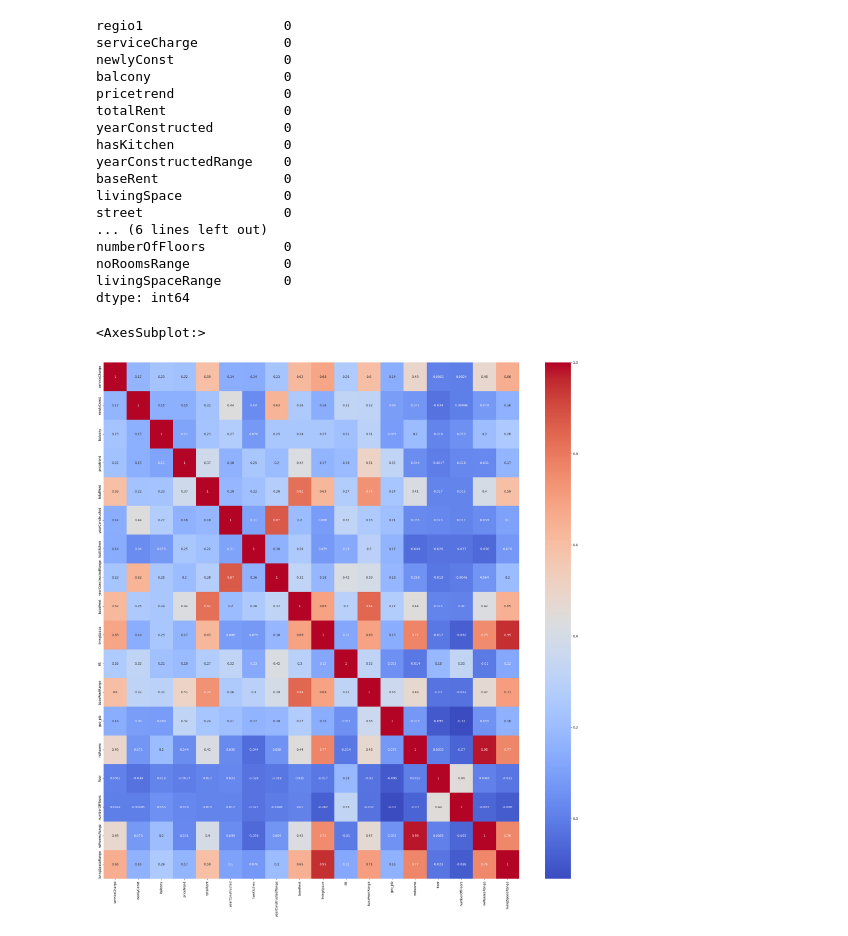
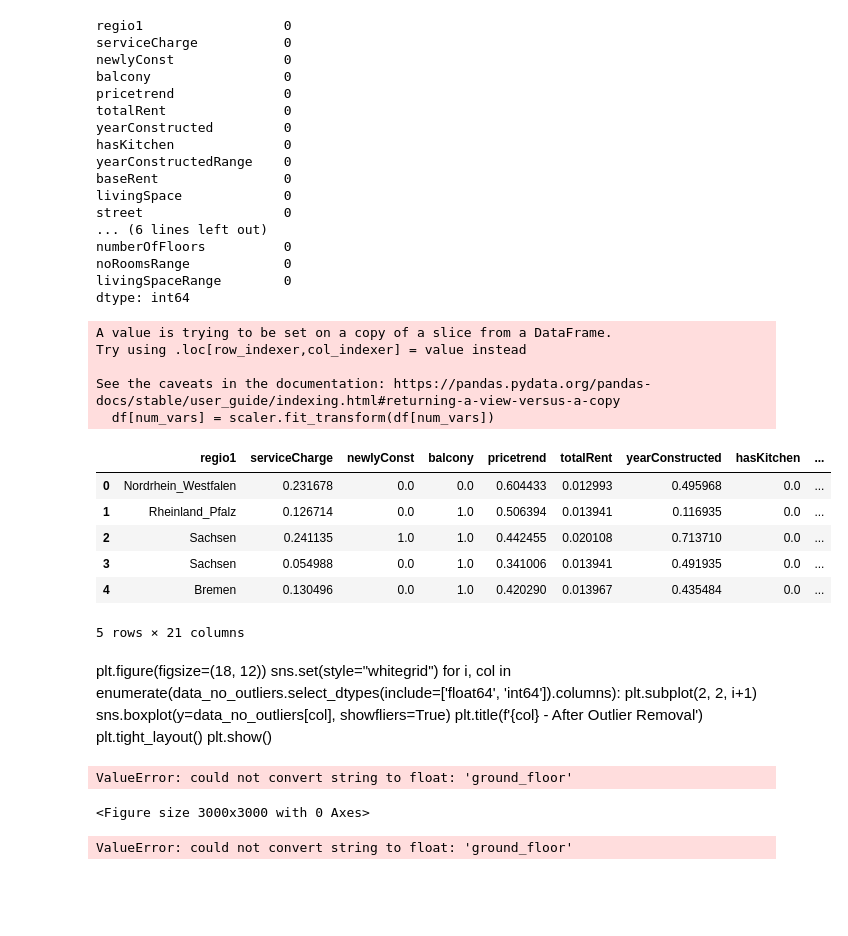
Before and after one commit to Jerin-T/rental_prediction_system, a Jupyter notebook: apartmentRentalPrediction.ipynb, the cells around one changed output. Saved outputs shown, nothing was run; the diff lists cells and outputs as text; code cells hidden in the pictures; blank space fills up the shorter version.

```diff
--- a/apartmentRentalPrediction.ipynb
+++ b/apartmentRentalPrediction.ipynb
@@ -461,12 +350,50 @@ numberOfFloors          0
 noRoomsRange            0
 livingSpaceRange        0
 dtype: int64
+# %%
+from sklearn.preprocessing import MinMaxScaler
+
+scaler = MinMaxScaler()
+
+#Create a list of numeric variables
+num_vars=df.columns[data.dtypes !='object']
+
+#Fit on data
+df[num_vars] = scaler.fit_transform(df[num_vars])
+df.head()
+# %% [output]
+A value is trying to be set on a copy of a slice from a DataFrame.
+Try using .loc[row_indexer,col_indexer] = value instead
+
+See the caveats in the documentation: https://pandas.pydata.org/pandas-docs/stable/user_guide/indexing.html#returning-a-view-versus-a-copy
+  df[num_vars] = scaler.fit_transform(df[num_vars])
+|  | regio1 | serviceCharge | newlyConst | balcony | pricetrend | totalRent | yearConstructed | hasKitchen | ... |
+| 0 | Nordrhein_Westfalen | 0.231678 | 0.0 | 0.0 | 0.604433 | 0.012993 | 0.495968 | 0.0 | ... |
+| 1 | Rheinland_Pfalz | 0.126714 | 0.0 | 1.0 | 0.506394 | 0.013941 | 0.116935 | 0.0 | ... |
+| 2 | Sachsen | 0.241135 | 1.0 | 1.0 | 0.442455 | 0.020108 | 0.713710 | 0.0 | ... |
+| 3 | Sachsen | 0.054988 | 0.0 | 1.0 | 0.341006 | 0.013941 | 0.491935 | 0.0 | ... |
+| 4 | Bremen | 0.130496 | 0.0 | 1.0 | 0.420290 | 0.013967 | 0.435484 | 0.0 | ... |
+5 rows × 21 columns
+# %% [markdown]
+plt.figure(figsize=(18, 12))
+sns.set(style="whitegrid")
+for i, col in enumerate(data_no_outliers.select_dtypes(include=['float64', 'int64']).columns):
+    plt.subplot(2, 2, i+1)
+    sns.boxplot(y=data_no_outliers[col], showfliers=True)
+    plt.title(f'{col} - After Outlier Removal')
+plt.tight_layout()
+plt.show()
 # %%
-plt.figure(figsize=(30,30))
-sns.heatmap(df.corr(),annot=True,cmap='coolwarm')
+'''plt.figure(figsize=(30,30))
+sns.heatmap(df.corr(),annot=True,cmap='coolwarm')'''
 # %% [output]
-<AxesSubplot:>
+ValueError: could not convert string to float: 'ground_floor'
-[figure, removed]
+<Figure size 3000x3000 with 0 Axes>
+# %%
+'''correlation_values = df.corr()['baseRent'].sort_values(ascending=False)
+correlation_values '''
+# %% [output]
+ValueError: could not convert string to float: 'ground_floor'
 # %%
 df=df.drop(['numberOfFloors','floor','street','regio1','noRooms','baseRentRange','lift','yearConstructed','totalRent'],axis=1)
 # %%
```
Also changed, not shown: parts of 59 cells of this notebook.
